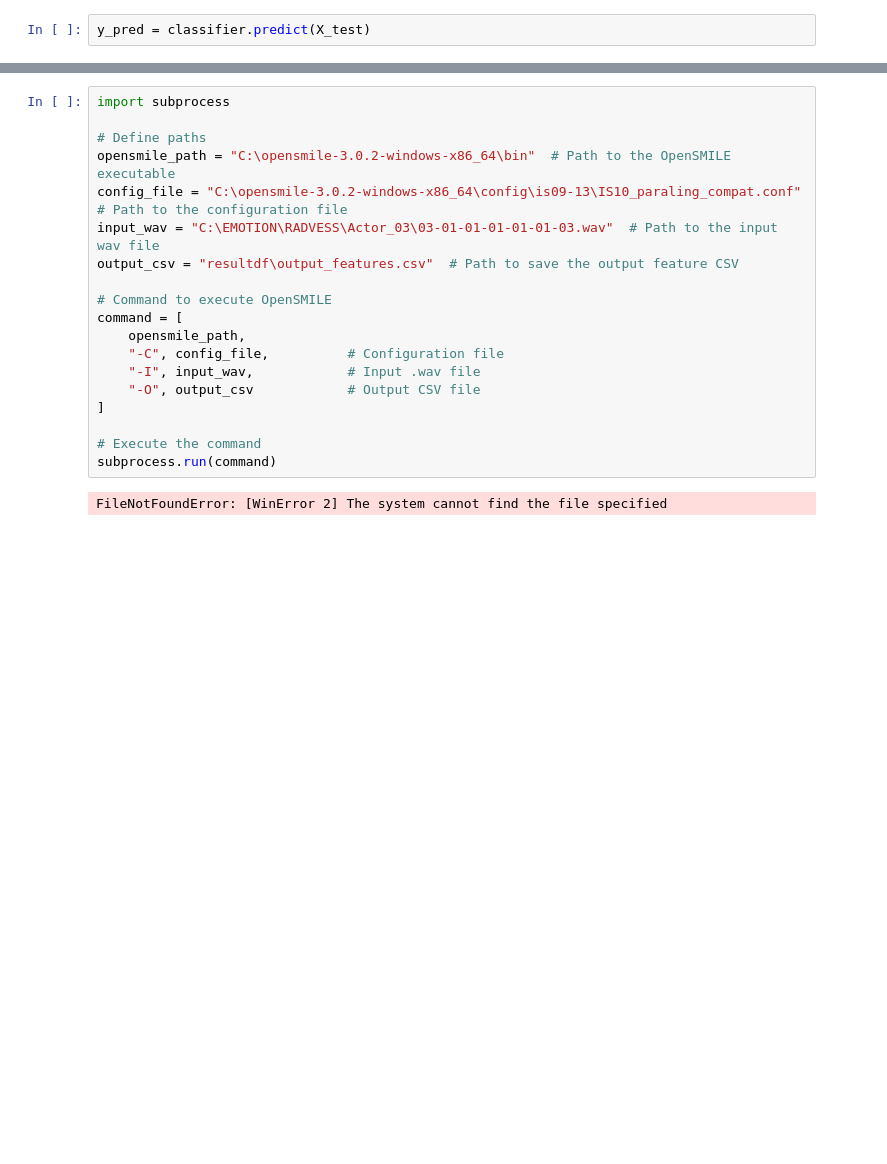
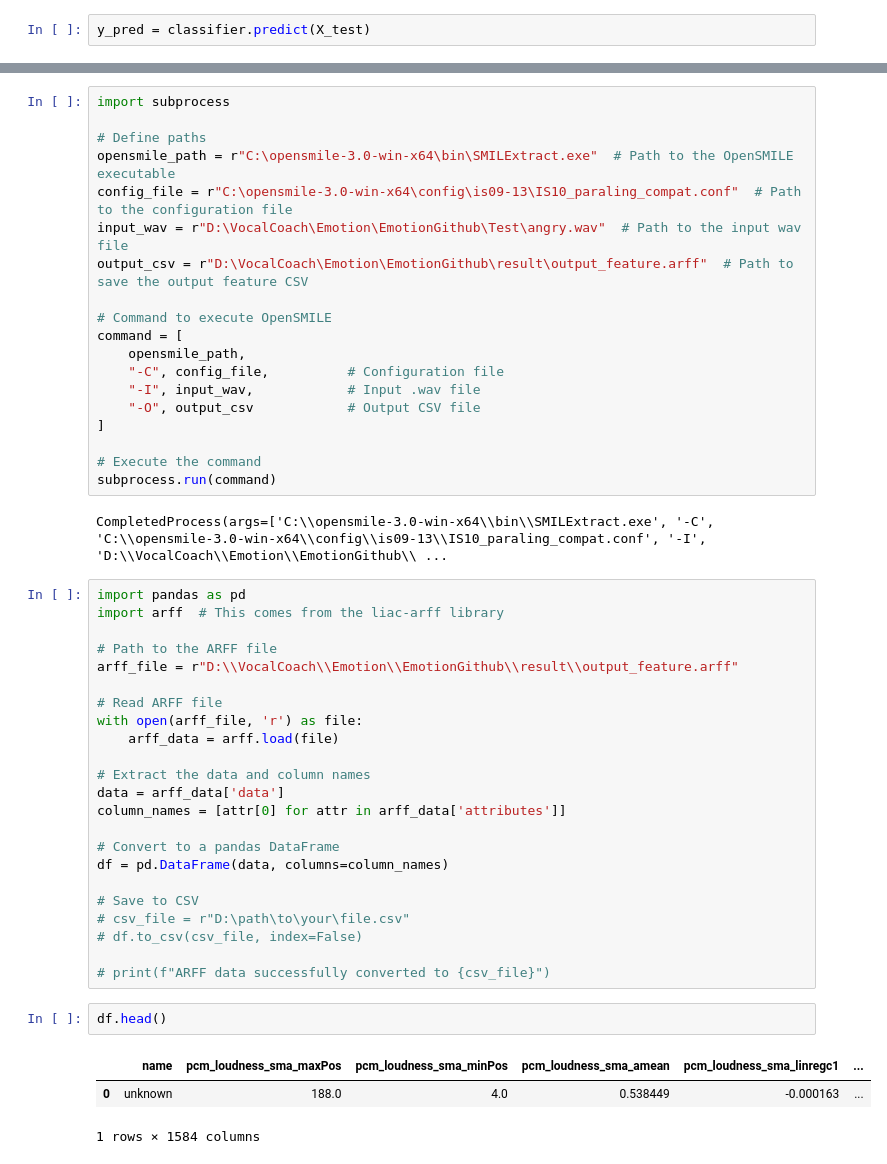
Before and after one commit to faisaltechvantage/Emotion, a Jupyter notebook: EmotionGithub/from_scratch.ipynb, the cells around one changed output, grey strips where cells are left out. Drawn from its saved outputs; the diff is of its cells as text; blank space fills up the shorter version.

```diff
--- a/EmotionGithub/from_scratch.ipynb
+++ b/EmotionGithub/from_scratch.ipynb
@@ -206,10 +206,10 @@ weighted avg       0.69      0.68      0.67        96
 import subprocess
 
 # Define paths
-opensmile_path = "C:\opensmile-3.0.2-windows-x86_64\bin"  # Path to the OpenSMILE executable
-config_file = "C:\opensmile-3.0.2-windows-x86_64\config\is09-13\IS10_paraling_compat.conf"  # Path to the configuration file
-input_wav = "C:\EMOTION\RADVESS\Actor_03\03-01-01-01-01-01-03.wav"  # Path to the input wav file
-output_csv = "resultdf\output_features.csv"  # Path to save the output feature CSV
+opensmile_path = r"C:\opensmile-3.0-win-x64\bin\SMILExtract.exe"  # Path to the OpenSMILE executable
+config_file = r"C:\opensmile-3.0-win-x64\config\is09-13\IS10_paraling_compat.conf"  # Path to the configuration file
+input_wav = r"D:\VocalCoach\Emotion\EmotionGithub\Test\angry.wav"  # Path to the input wav file
+output_csv = r"D:\VocalCoach\Emotion\EmotionGithub\result\output_feature.arff"  # Path to save the output feature CSV
 
 # Command to execute OpenSMILE
 command = [
@@ -222,4 +222,33 @@ command = [
 # Execute the command
 subprocess.run(command)
 # %% [output]
-FileNotFoundError: [WinError 2] The system cannot find the file specified
+CompletedProcess(args=['C:\\opensmile-3.0-win-x64\\bin\\SMILExtract.exe', '-C', 'C:\\opensmile-3.0-win-x64\\config\\is09-13\\IS10_paraling_compat.conf', '-I', 'D:\\VocalCoach\\Emotion\\EmotionGithub\\ ...
+# %%
+import pandas as pd
+import arff  # This comes from the liac-arff library
+
+# Path to the ARFF file
+arff_file = r"D:\\VocalCoach\\Emotion\\EmotionGithub\\result\\output_feature.arff"
+
+# Read ARFF file
+with open(arff_file, 'r') as file:
+    arff_data = arff.load(file)
+
+# Extract the data and column names
+data = arff_data['data']
+column_names = [attr[0] for attr in arff_data['attributes']]
+
+# Convert to a pandas DataFrame
+df = pd.DataFrame(data, columns=column_names)
+
+# Save to CSV
+# csv_file = r"D:\path\to\your\file.csv"
+# df.to_csv(csv_file, index=False)
+
+# print(f"ARFF data successfully converted to {csv_file}")
+# %%
+df.head()
+# %% [output]
+|  | name | pcm_loudness_sma_maxPos | pcm_loudness_sma_minPos | pcm_loudness_sma_amean | pcm_loudness_sma_linregc1 | ... |
+| 0 | unknown | 188.0 | 4.0 | 0.538449 | -0.000163 | ... |
+1 rows × 1584 columns
```
Also changed, not shown: parts of 19 cells of this notebook, 5 other files.
